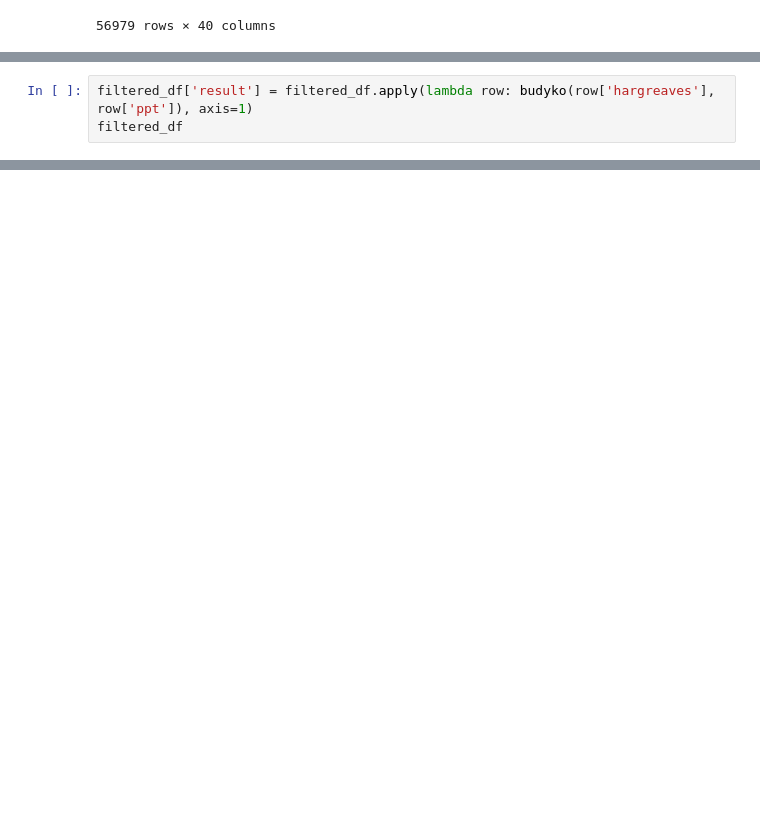
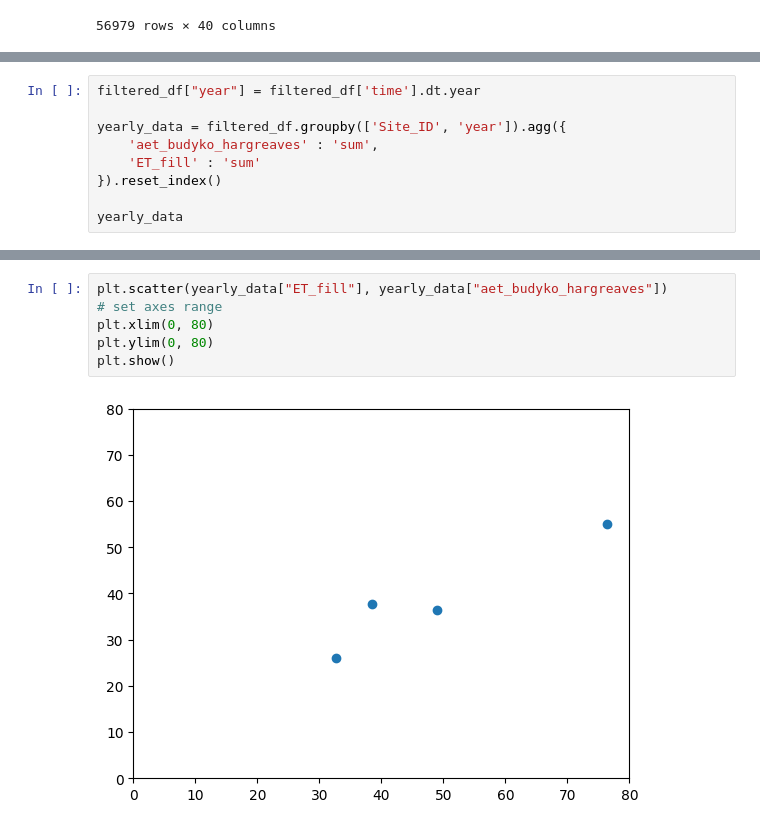
Before and after one commit to mahdi98mnm/download_PRISM_data, a Jupyter notebook: PRISM_tmin_stable_4kmD2_20160612_nc/calculate_ETo.ipynb, the cells around one changed output, grey strips where cells are left out. Saved outputs shown, nothing was run; the diff lists cells and outputs as text; blank space fills up the shorter version.

```diff
--- a/PRISM_tmin_stable_4kmD2_20160612_nc/calculate_ETo.ipynb
+++ b/PRISM_tmin_stable_4kmD2_20160612_nc/calculate_ETo.ipynb
@@ -573,3 +590,0 @@ aet
-# %%
-filtered_df['result'] = filtered_df.apply(lambda row: budyko(row['hargreaves'], row['ppt']), axis=1)
-filtered_df
@@ -624,0 +591,9 @@ monthly_data
+# %%
+filtered_df["year"] = filtered_df['time'].dt.year
+
+yearly_data = filtered_df.groupby(['Site_ID', 'year']).agg({
+    'aet_budyko_hargreaves' : 'sum',
+    'ET_fill' : 'sum'
+}).reset_index()
+
+yearly_data
@@ -624,0 +621,8 @@ monthly_data
+# %%
+plt.scatter(yearly_data["ET_fill"], yearly_data["aet_budyko_hargreaves"])
+# set axes range
+plt.xlim(0, 80)
+plt.ylim(0, 80)
+plt.show()
+# %% [output]
+[figure, added]
```
Also changed, not shown: parts of 21 cells of this notebook.
